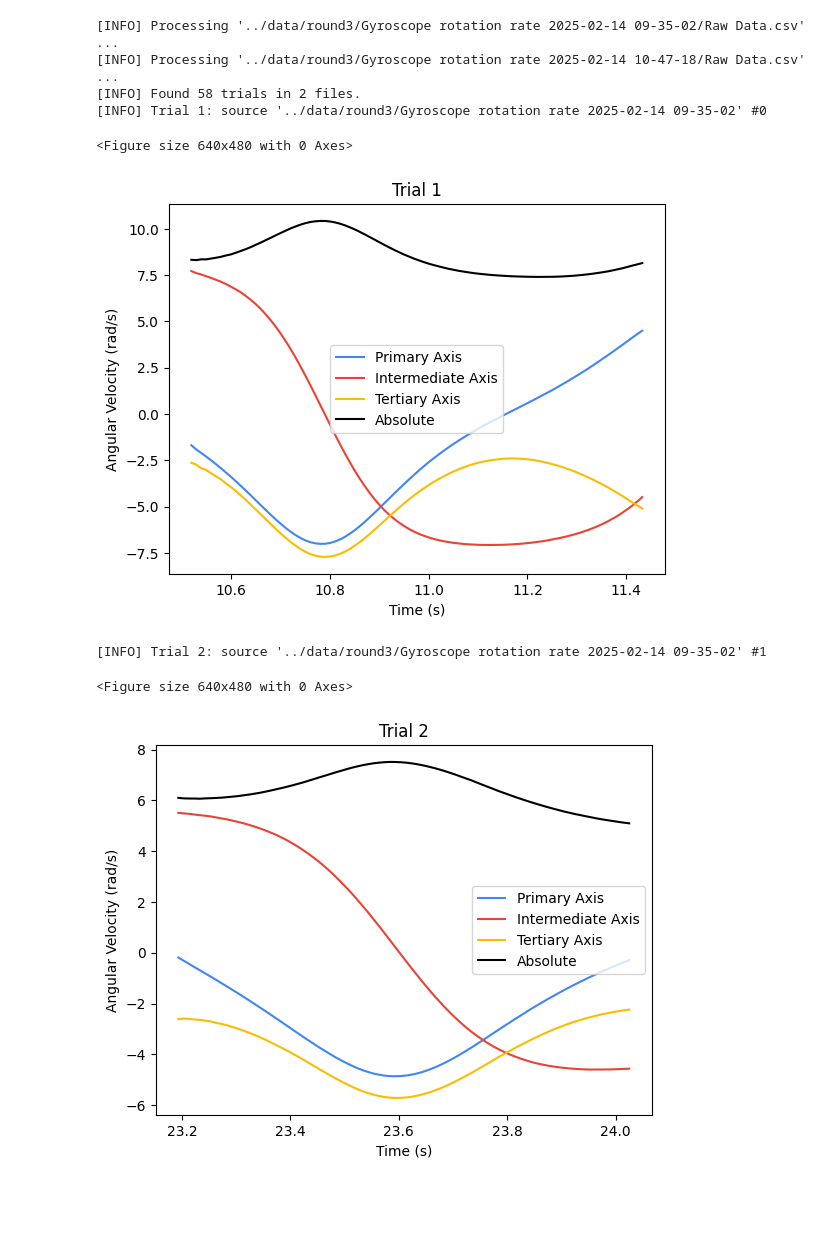
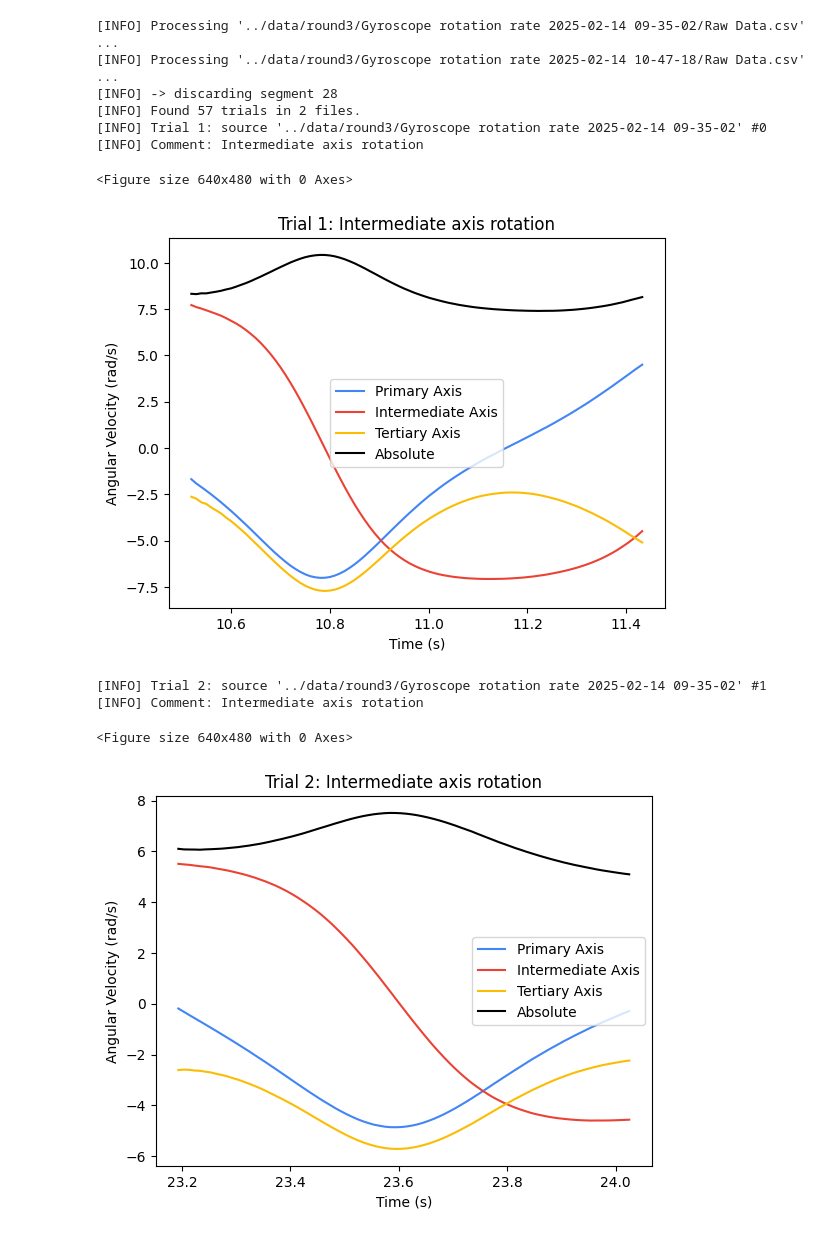
Before and after one commit to fbubbar/sci1-t2, a Jupyter notebook: analyse/round3.ipynb, the cells around one changed output. Drawn from its saved outputs; the diff is of its cells as text; code cells hidden in the pictures; blank space fills up the shorter version.

Commit message:
finish segments data for round 3

```diff
--- a/analyse/round3.ipynb
+++ b/analyse/round3.ipynb
@@ -6,16 +6,22 @@ from analyse.prelude import *
 # %%
 trials, meta = load_files('round3')
 
+# middle index to break into two parts
+mi = 25
+
 # plot the first half
-plot_trials_w(trials[:25], meta[:25])
+plot_trials_w(trials[:mi], meta[:mi])
 # %% [output]
 [INFO] Processing '../data/round3/Gyroscope rotation rate 2025-02-14 09-35-02/Raw Data.csv' ...
 [INFO] Processing '../data/round3/Gyroscope rotation rate 2025-02-14 10-47-18/Raw Data.csv' ...
-[INFO] Found 58 trials in 2 files.
+[INFO] -> discarding segment 28
+[INFO] Found 57 trials in 2 files.
 [INFO] Trial 1: source '../data/round3/Gyroscope rotation rate 2025-02-14 09-35-02' #0
+[INFO] Comment: Intermediate axis rotation
 <Figure size 640x480 with 0 Axes>
-[figure, old version]
+[figure, new version]
 [INFO] Trial 2: source '../data/round3/Gyroscope rotation rate 2025-02-14 09-35-02' #1
+[INFO] Comment: Intermediate axis rotation
 <Figure size 640x480 with 0 Axes>
-[figure, old version]
+[figure, new version]
 [INFO] Trial 3: source '../data/round3/Gyroscope rotation rate 2025-02-14 09-35-02' #2
```
Also changed, not shown: parts of 2 cells of this notebook, 1 other file.
